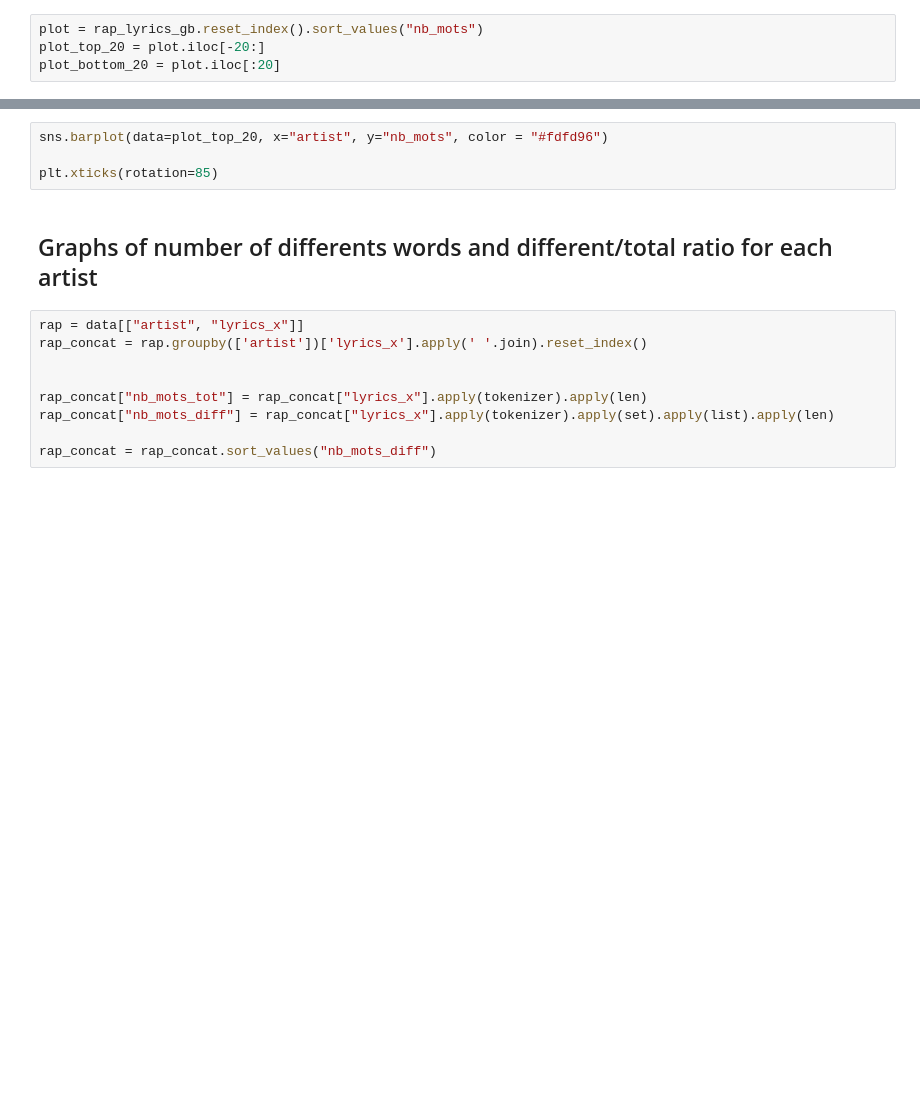
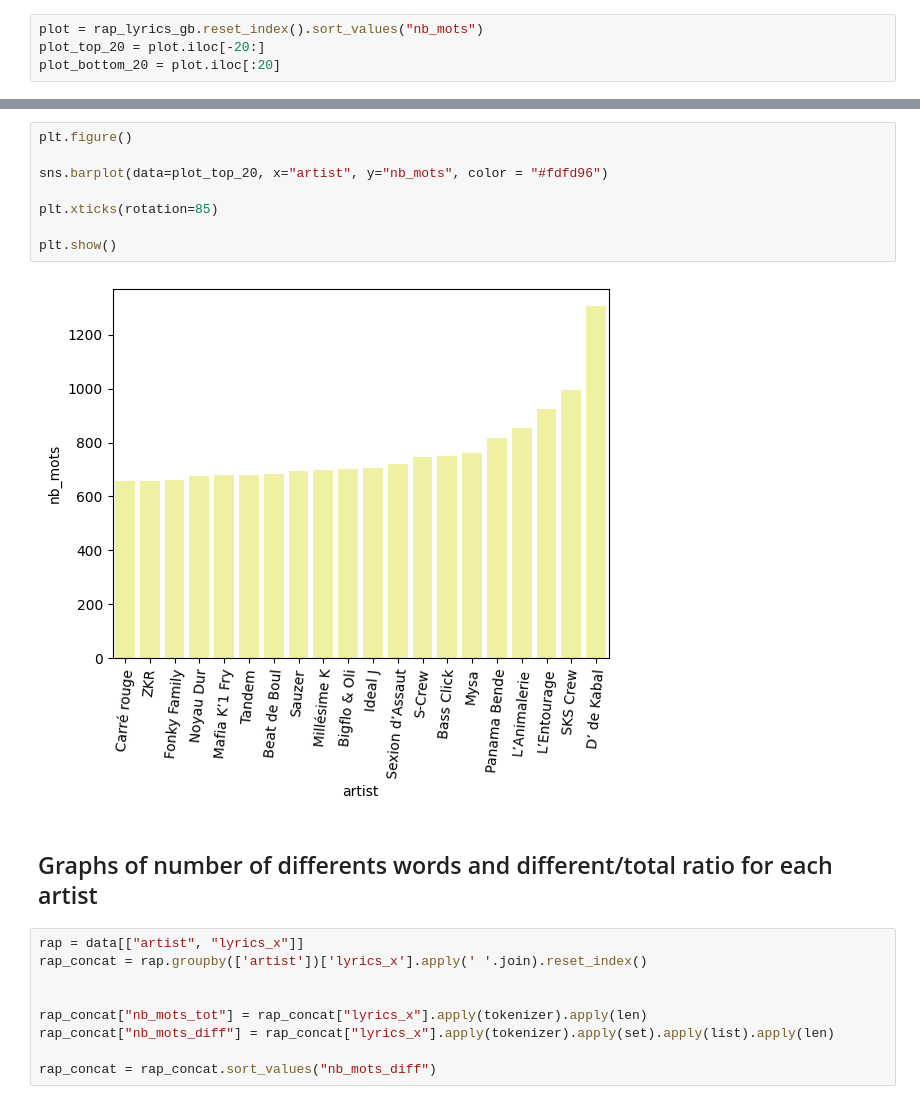
Before and after one commit to dauczer/french-rap, a Jupyter notebook: notebook/data_rap.ipynb, the cells around one changed output, grey strips where cells are left out. Drawn from its saved outputs; the diff is of its cells as text; blank space fills up the shorter version.

```diff
--- a/notebook/data_rap.ipynb
+++ b/notebook/data_rap.ipynb
@@ -116,7 +145,13 @@ plt.xticks(rotation=85)
 # %%
+plt.figure()
+
 sns.barplot(data=plot_top_20, x="artist", y="nb_mots", color = "#fdfd96")
 
 plt.xticks(rotation=85)
+
+plt.show()
+# %% [output]
+[figure, added]
 # %% [markdown]
 ## Graphs of number of differents words and different/total ratio for each artist
 # %%
```
Also changed, not shown: parts of 23 cells of this notebook.
